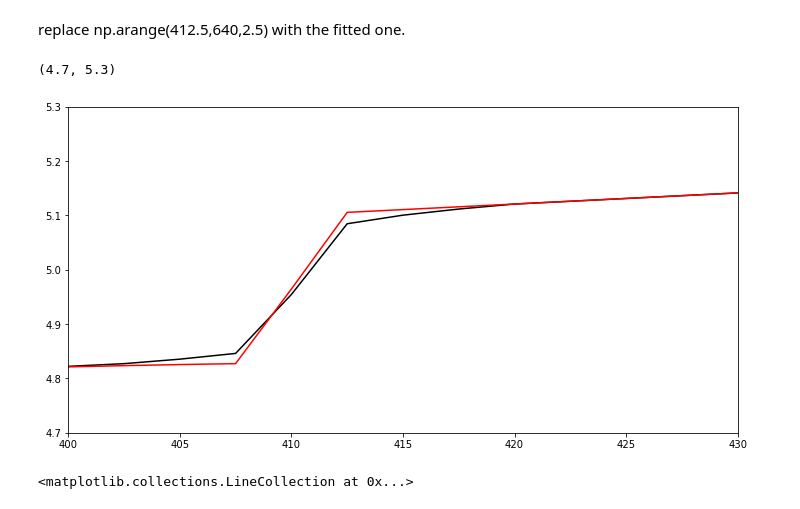
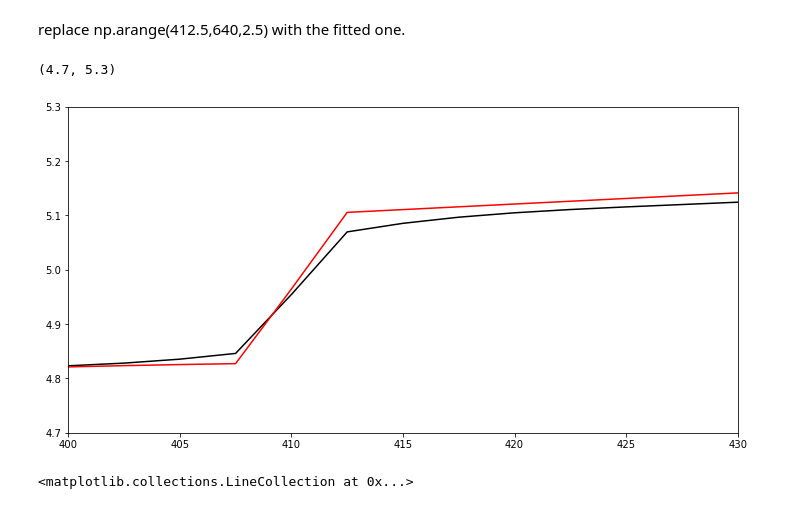
Before and after one commit to ziyixiArchive/Japan_Slab_code, a Jupyter notebook: jupyter/generate_appropriate_1d_model/Untitled.ipynb, the cells around one changed output. Saved outputs shown, nothing was run; the diff lists cells and outputs as text; code cells hidden in the pictures.

```diff
--- a/jupyter/generate_appropriate_1d_model/Untitled.ipynb
+++ b/jupyter/generate_appropriate_1d_model/Untitled.ipynb
@@ -425,14 +416,14 @@ initial_1d_avg_fitted[169:256]=initial_1d_taouse[169:256]
 initial_1d_avg_fitted[:159]=initial_1d_taouse[:159]
 # %%
 plt.figure(figsize=(12,6))
-plt.plot(np.arange(0,801,2.5),initial_1d_avg_fitted,color="k")
+plt.plot(np.arange(0,801,2.5),initial_1d_avg,color="k")
 plt.plot(np.arange(0,801,2.5),initial_1d_taouse,color="r")
 # plt.scatter(412.5,initial_1d_taouse[int(412.5/2.5)])
 plt.xlim((400,430))
 plt.ylim((4.7,5.3))
 # %% [output]
 (4.7, 5.3)
-[figure, old version]
+[figure, new version]
 # %%
 plt.figure(figsize=(12,6))
 # plt.plot(np.arange(0,801,2.5),initial_1d_avg_fitted,color="k")
```
Also changed, not shown: parts of 28 cells of this notebook, 2 other files.
